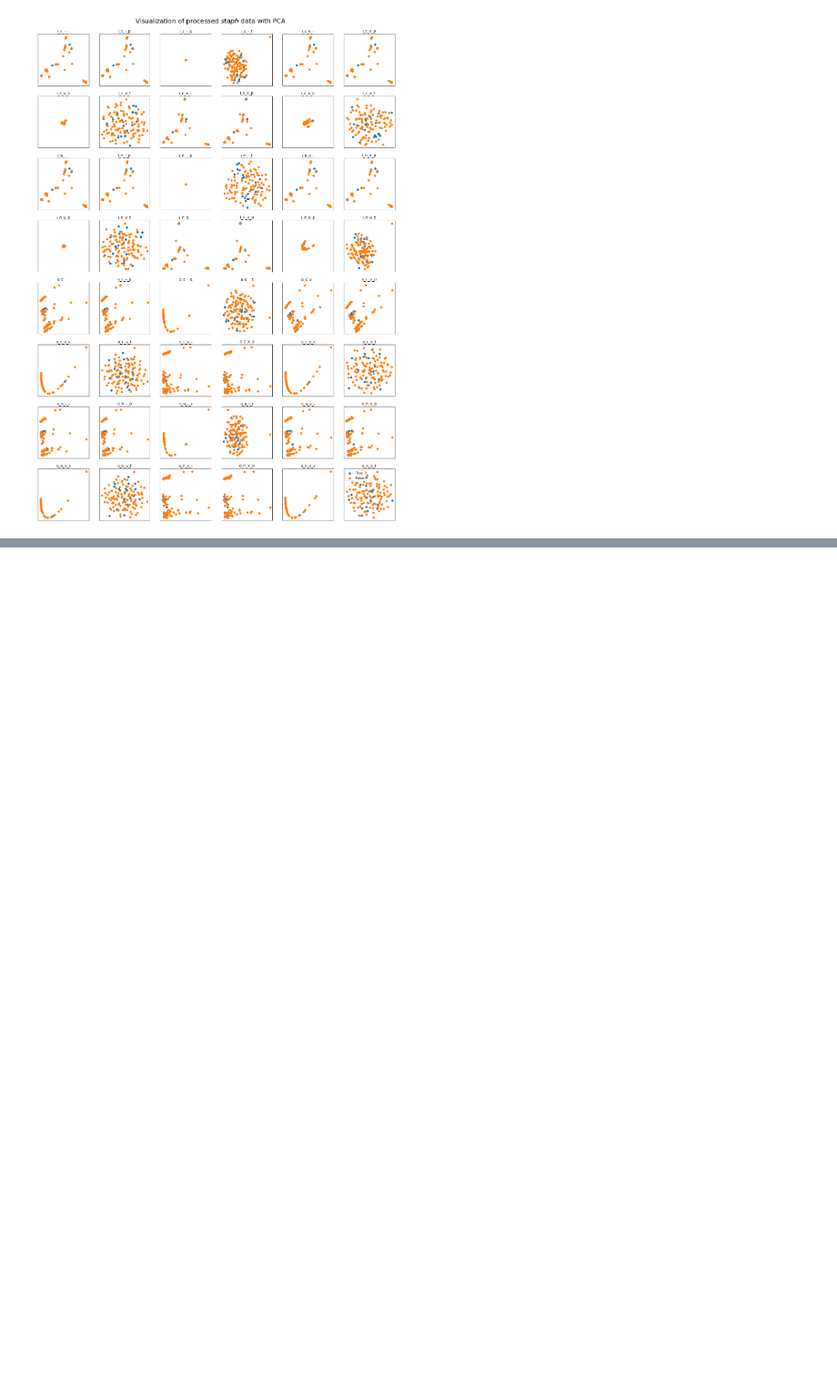
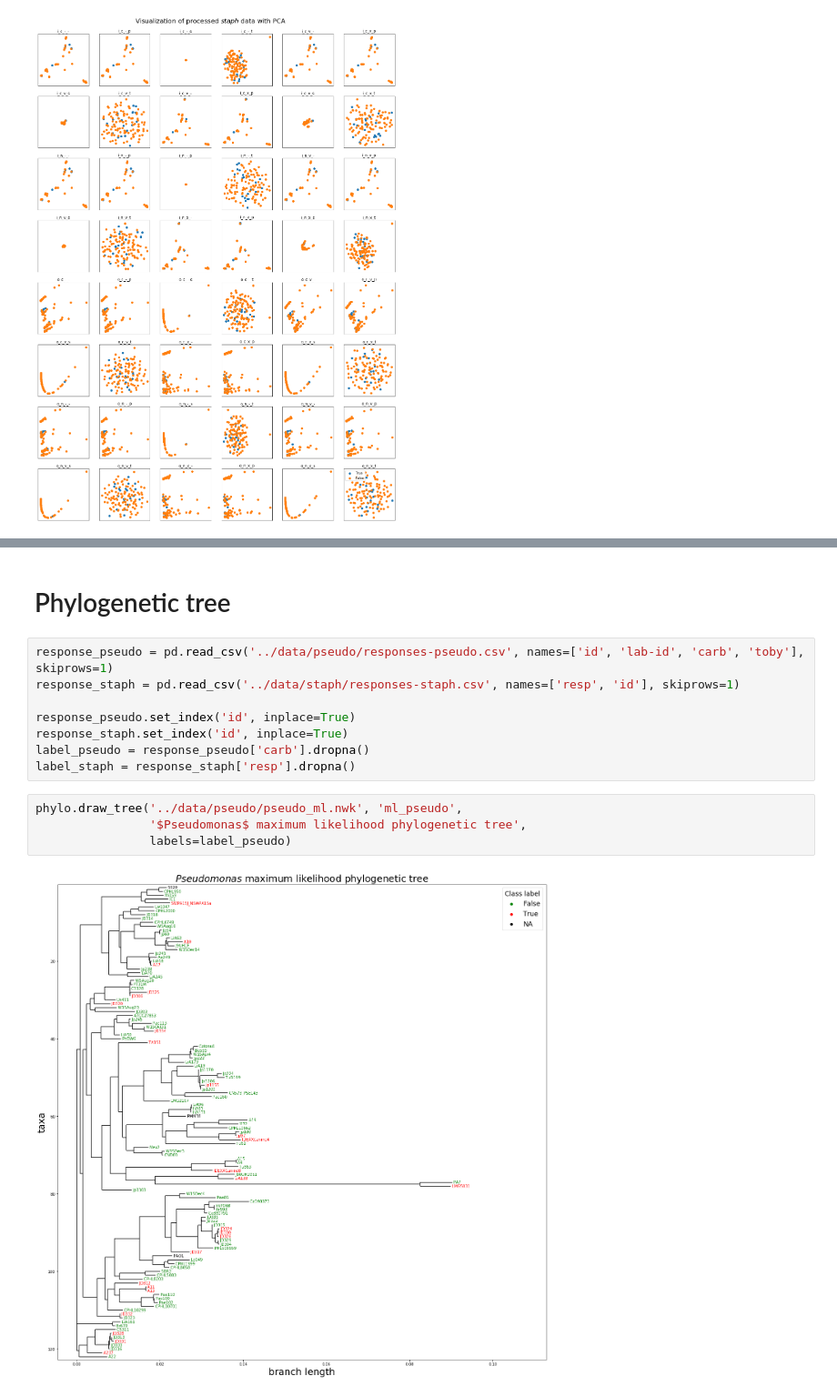
Before and after one commit to solislemuslab/dna-nn, a Jupyter notebook: zhaoyi/graph.ipynb, the cells around one changed output, grey strips where cells are left out. Shown at 91% size. Drawn from its saved outputs; the diff is of its cells as text; blank space fills up the shorter version.

Commit message:
merge phylo tree script into graph script

```diff
--- a/zhaoyi/graph.ipynb
+++ b/zhaoyi/graph.ipynb
@@ -316,0 +319,16 @@ show_processed(data_staph, y_staph, TSNE, 'staph')
+# %% [markdown]
+# Phylogenetic tree
+# %%
+response_pseudo = pd.read_csv('../data/pseudo/responses-pseudo.csv', names=['id', 'lab-id', 'carb', 'toby'], skiprows=1)
+response_staph = pd.read_csv('../data/staph/responses-staph.csv', names=['resp', 'id'], skiprows=1)
+
+response_pseudo.set_index('id', inplace=True)
+response_staph.set_index('id', inplace=True)
+label_pseudo = response_pseudo['carb'].dropna()
+label_staph = response_staph['resp'].dropna()
+# %%
+phylo.draw_tree('../data/pseudo/pseudo_ml.nwk', 'ml_pseudo',
+                '$Pseudomonas$ maximum likelihood phylogenetic tree',
+                labels=label_pseudo)
+# %% [output]
+[figure, added]
```
Also changed, not shown: parts of 4 cells of this notebook, 2 other files.
